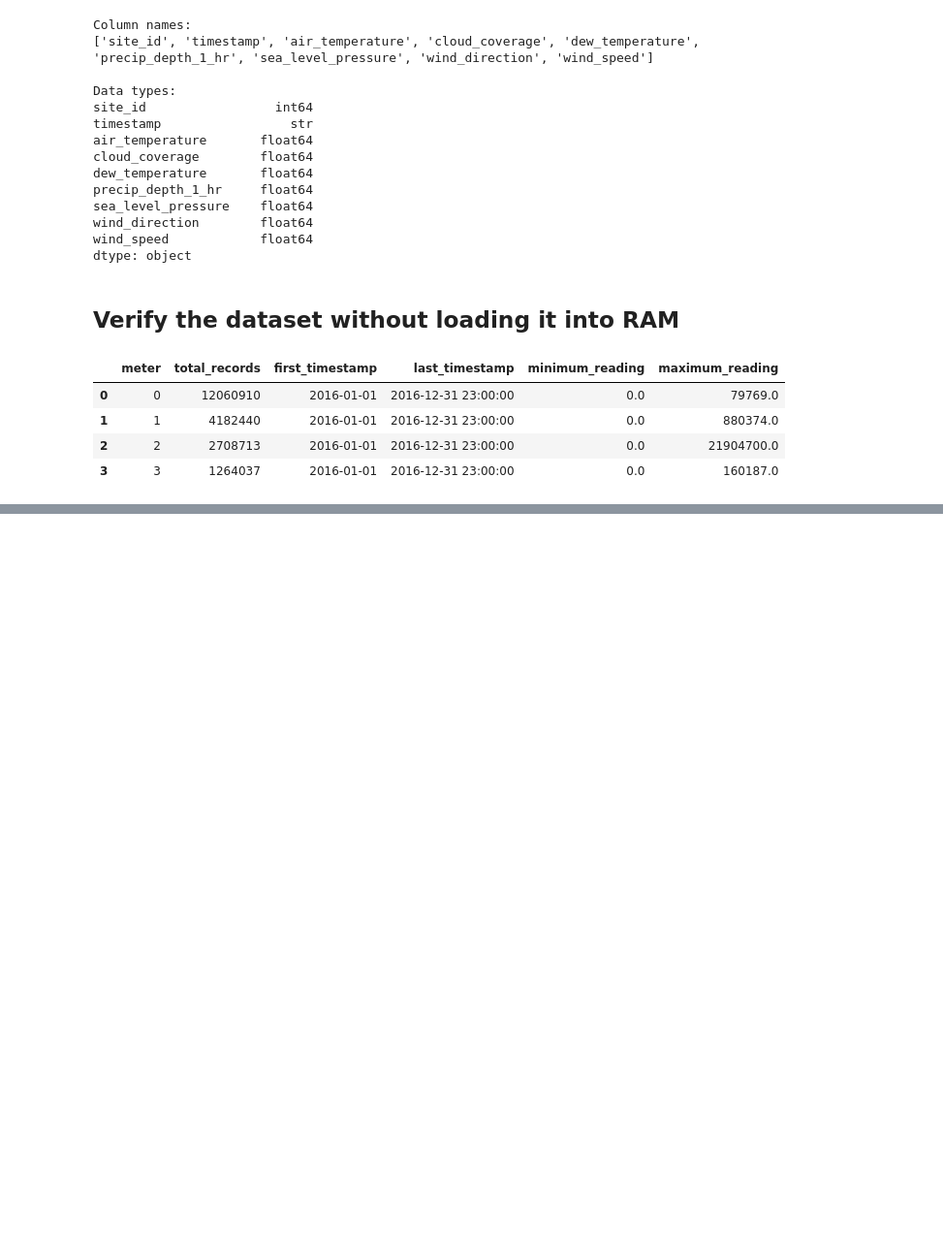
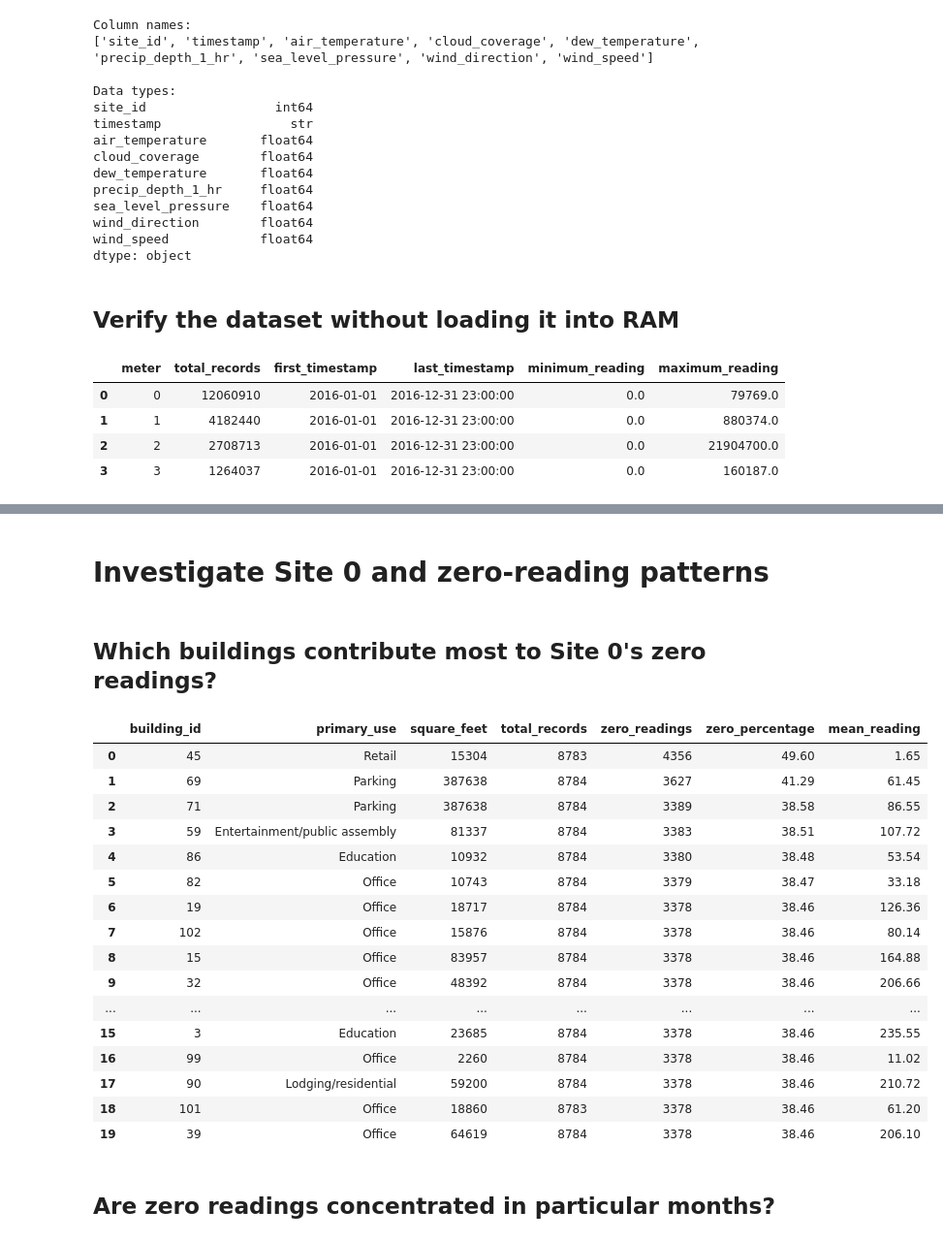
Before and after one commit to fahad9993/bigdata, a Jupyter notebook: notebooks/01_Data_Inspection.ipynb, the cells around one changed output, grey strips where cells are left out. Shown at 97% size. Cells and saved outputs as stored; diff of their text form; code cells hidden in the pictures; blank space fills up the shorter version.

```diff
--- a/notebooks/01_Data_Inspection.ipynb
+++ b/notebooks/01_Data_Inspection.ipynb
@@ -208,0 +444,59 @@ display(meter_summary)
+# %% [markdown]
+# Investigate Site 0 and zero-reading patterns
+# %% [markdown]
+## Which buildings contribute most to Site 0's zero readings?
+# %%
+query = """
+SELECT
+    t.building_id,
+    b.primary_use,
+    b.square_feet,
+    COUNT(*) AS total_records,
+    COUNT(*) FILTER (
+        WHERE t.meter_reading = 0
+    ) AS zero_readings,
+    ROUND(
+        100.0 * COUNT(*) FILTER (
+            WHERE t.meter_reading = 0
+        ) / COUNT(*), 2
+    ) AS zero_percentage,
+    ROUND(AVG(t.meter_reading), 2) AS mean_reading
+FROM read_csv_auto(?, header=true) AS t
+JOIN read_csv_auto(?, header=true) AS b
+    ON t.building_id = b.building_id
+WHERE t.meter = 0
+  AND b.site_id = 0
+GROUP BY
+    t.building_id,
+    b.primary_use,
+    b.square_feet
+ORDER BY zero_readings DESC
+LIMIT 20
+"""
+
+site0_buildings = con.execute(
+    query,
+    [train_file, metadata_file]
+).df()
+
+display(site0_buildings)
+# %% [output]
+|  | building_id | primary_use | square_feet | total_records | zero_readings | zero_percentage | mean_reading |
+| 0 | 45 | Retail | 15304 | 8783 | 4356 | 49.60 | 1.65 |
+| 1 | 69 | Parking | 387638 | 8784 | 3627 | 41.29 | 61.45 |
+| 2 | 71 | Parking | 387638 | 8784 | 3389 | 38.58 | 86.55 |
+| 3 | 59 | Entertainment/public assembly | 81337 | 8784 | 3383 | 38.51 | 107.72 |
+| 4 | 86 | Education | 10932 | 8784 | 3380 | 38.48 | 53.54 |
+| 5 | 82 | Office | 10743 | 8784 | 3379 | 38.47 | 33.18 |
+| 6 | 19 | Office | 18717 | 8784 | 3378 | 38.46 | 126.36 |
+| 7 | 102 | Office | 15876 | 8784 | 3378 | 38.46 | 80.14 |
+| 8 | 15 | Office | 83957 | 8784 | 3378 | 38.46 | 164.88 |
+| 9 | 32 | Office | 48392 | 8784 | 3378 | 38.46 | 206.66 |
+| ... | ... | ... | ... | ... | ... | ... | ... |
+| 15 | 3 | Education | 23685 | 8784 | 3378 | 38.46 | 235.55 |
+| 16 | 99 | Office | 2260 | 8784 | 3378 | 38.46 | 11.02 |
+| 17 | 90 | Lodging/residential | 59200 | 8784 | 3378 | 38.46 | 210.72 |
+| 18 | 101 | Office | 18860 | 8783 | 3378 | 38.46 | 61.20 |
+| 19 | 39 | Office | 64619 | 8784 | 3378 | 38.46 | 206.10 |
+# %% [markdown]
+## Are zero readings concentrated in particular months?
```
Also changed, not shown: parts of 15 cells of this notebook, 2 other files.
